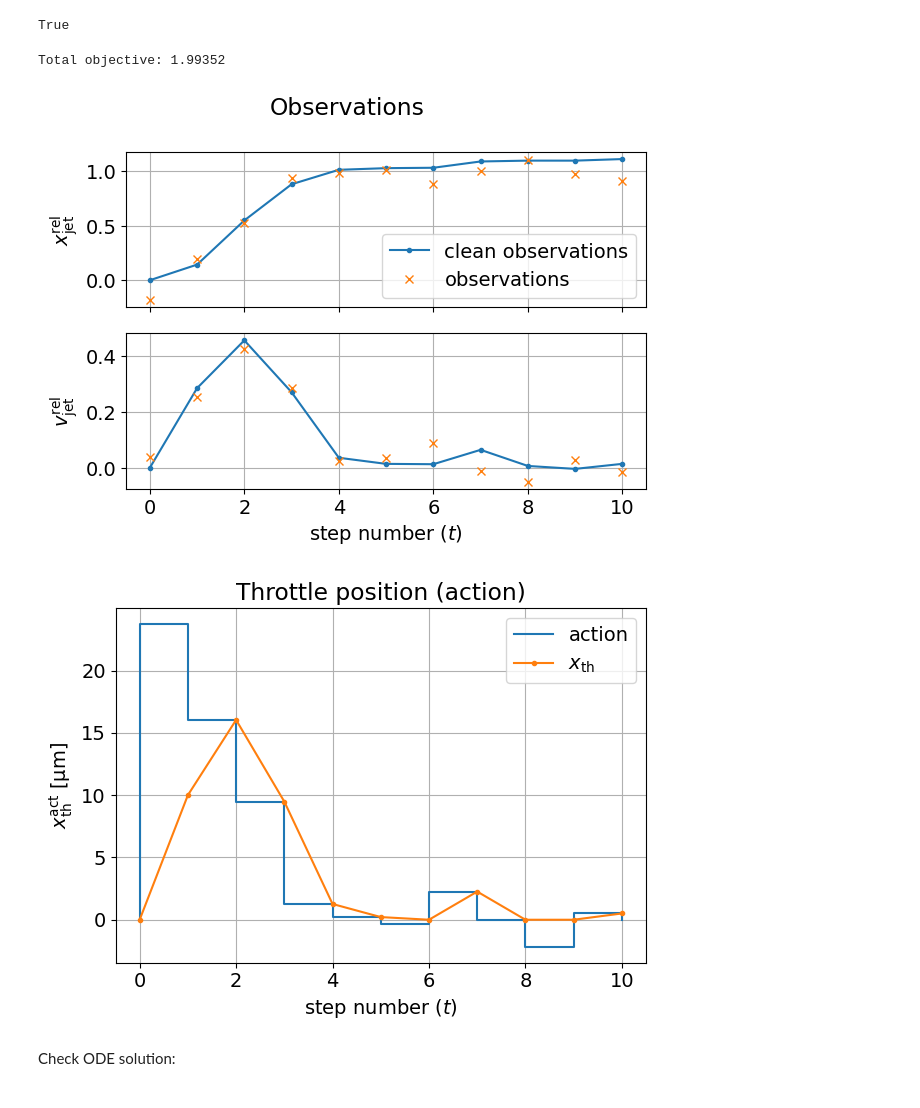
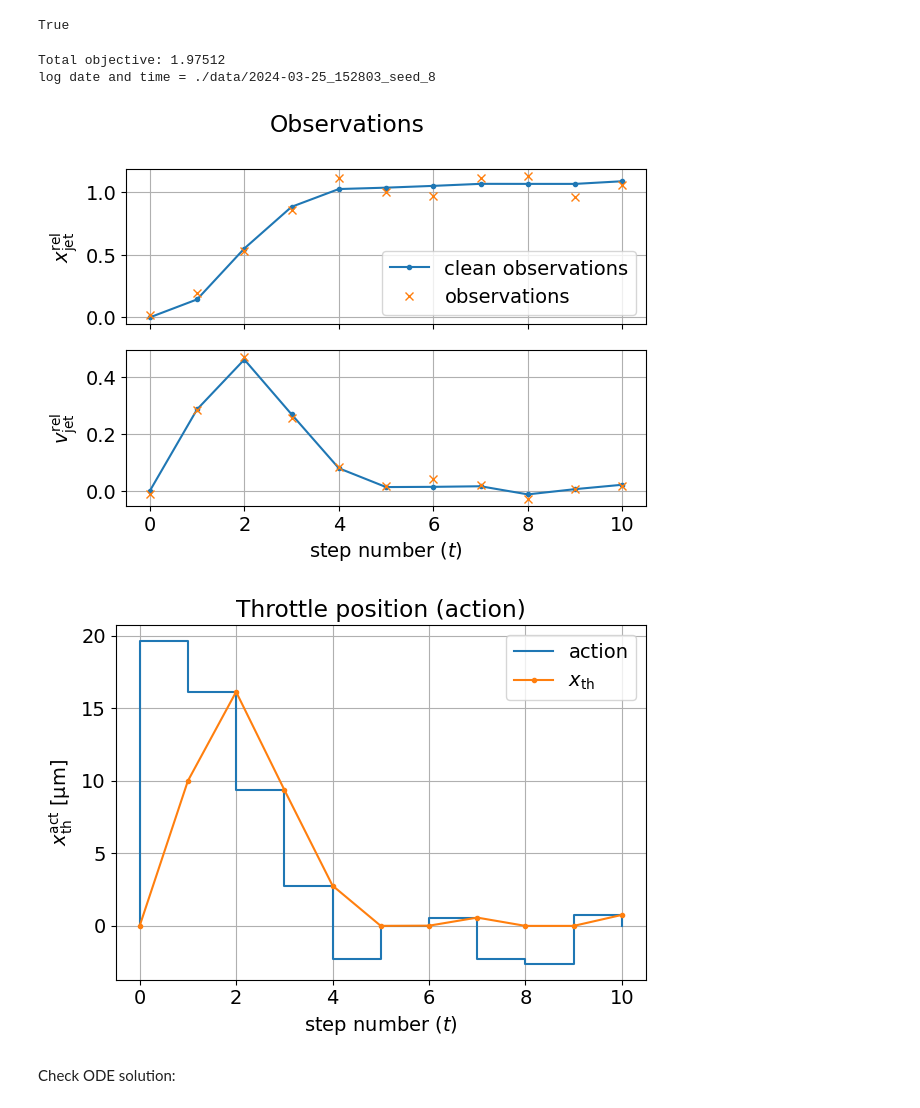
Before and after one commit to mvulf/drop_control, a Jupyter notebook: PD_hydraulic_system.ipynb, the cells around one changed output. Saved outputs shown, nothing was run; the diff lists cells and outputs as text; code cells hidden in the pictures.

```diff
--- a/PD_hydraulic_system.ipynb
+++ b/PD_hydraulic_system.ipynb
@@ -25,30 +25,32 @@ from src.system import HydraulicSystem
 from src.simulator import Simulator
 from src.policy import PDController
 
-data_path = 'data/'
+data_path = './data'
 os.path.isdir(data_path)
 # %% [output]
 True
 # %%
 system = HydraulicSystem()
 simulator = Simulator(system, N_steps=10, state_init=np.array([1e3, 0]))
 controller = PDController(
     P_coef=20,
     D_coef=0,
 )
 
 scenario = SimulationScenario(
     simulator=simulator,
-    controller=controller,
-    data_path=data_path,
+    policy=controller,
+    root_data_path=data_path,
+    seed=8,
 )
 
 scenario.run()
-scenario.plot_data(log_data=False)
+scenario.plot_data(log_data=True)
 # %% [output]
-Total objective: 1.99352
+Total objective: 1.97512
+log date and time = ./data/2024-03-25_152803_seed_8
-[figure, old version]
+[figure, new version]
-[figure, old version]
+[figure, new version]
 # %% [markdown]
 Check ODE solution:
 # %%
```
Also changed, not shown: 9 other files.
